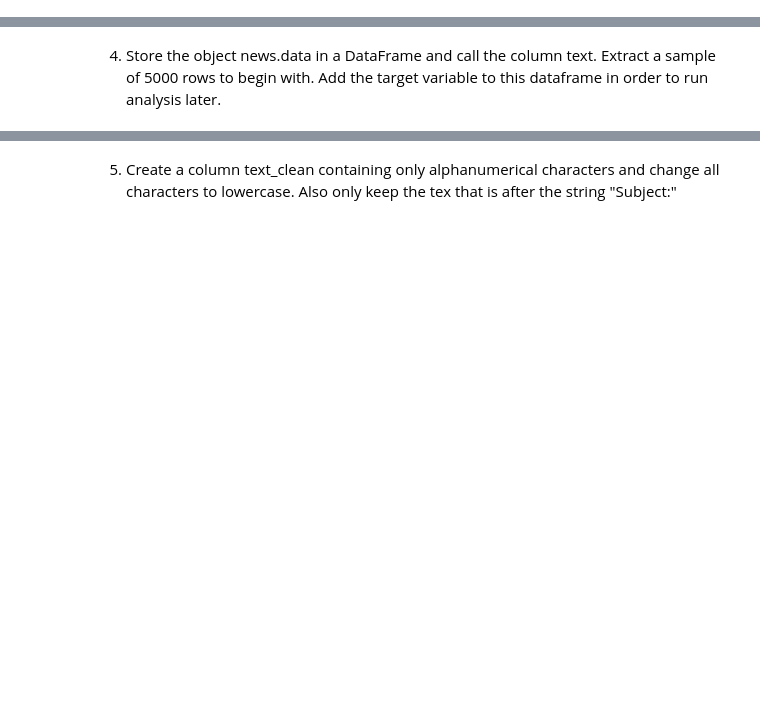
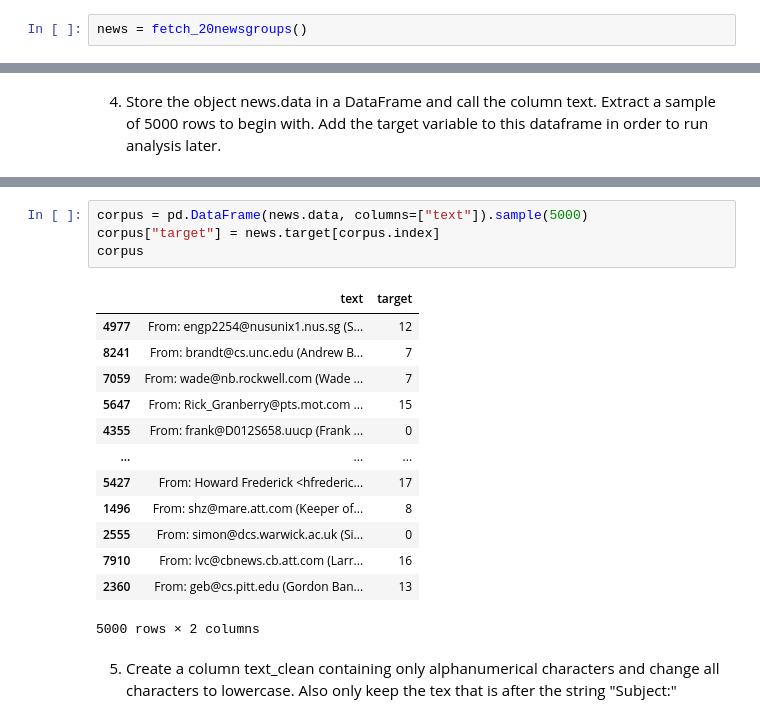
Before and after one commit to qxzjy/dsfs-ft-34, a Jupyter notebook: 06_UNSUPERVISED_MACHINE_LEARNING/05_TOPIC_MODELING/02_EXERCICES/01-Topic_modeling.ipynb, the cells around one changed output, grey strips where cells are left out. Cells and saved outputs as stored; diff of their text form; blank space fills up the shorter version.

```diff
--- a/06_UNSUPERVISED_MACHINE_LEARNING/05_TOPIC_MODELING/02_EXERCICES/01-Topic_modeling.ipynb
+++ b/06_UNSUPERVISED_MACHINE_LEARNING/05_TOPIC_MODELING/02_EXERCICES/01-Topic_modeling.ipynb
@@ -7,4 +20,6 @@ The purpose of this exercise is to use LSA in order to run unsupervised topic ex
 # %% [markdown]
 2. Load the 20 news dataset into an object news
+# %%
+news = fetch_20newsgroups()
 # %% [markdown]
 3. Display the data description using the DESCR key
@@ -40,2 +48,20 @@ This module contains two loaders. The first one,
+# %%
+corpus = pd.DataFrame(news.data, columns=["text"]).sample(5000)
+corpus["target"] = news.target[corpus.index]
+corpus
+# %% [output]
+|  | text | target |
+| 4977 | From: engp2254@nusunix1.nus.sg (S... | 12 |
+| 8241 | From: brandt@cs.unc.edu (Andrew B... | 7 |
+| 7059 | From: wade@nb.rockwell.com (Wade ... | 7 |
+| 5647 | From: Rick_Granberry@pts.mot.com ... | 15 |
+| 4355 | From: frank@D012S658.uucp (Frank ... | 0 |
+| ... | ... | ... |
+| 5427 | From: Howard Frederick <hfrederic... | 17 |
+| 1496 | From: shz@mare.att.com (Keeper of... | 8 |
+| 2555 | From: simon@dcs.warwick.ac.uk (Si... | 0 |
+| 7910 | From: lvc@cbnews.cb.att.com (Larr... | 16 |
+| 2360 | From: geb@cs.pitt.edu (Gordon Ban... | 13 |
+5000 rows × 2 columns
 # %% [markdown]
 5. Create a column text_clean containing only alphanumerical characters and change all characters to lowercase. Also only keep the tex that is after the string "Subject:"
```
Also changed, not shown: parts of 21 cells of this notebook, 1 other file.
